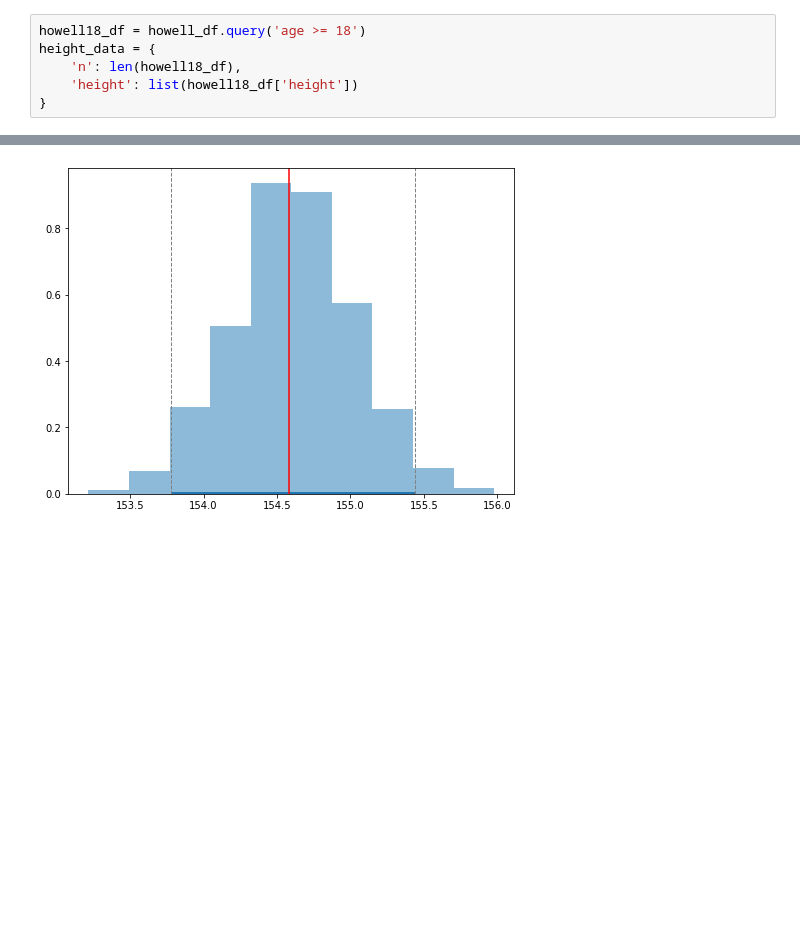
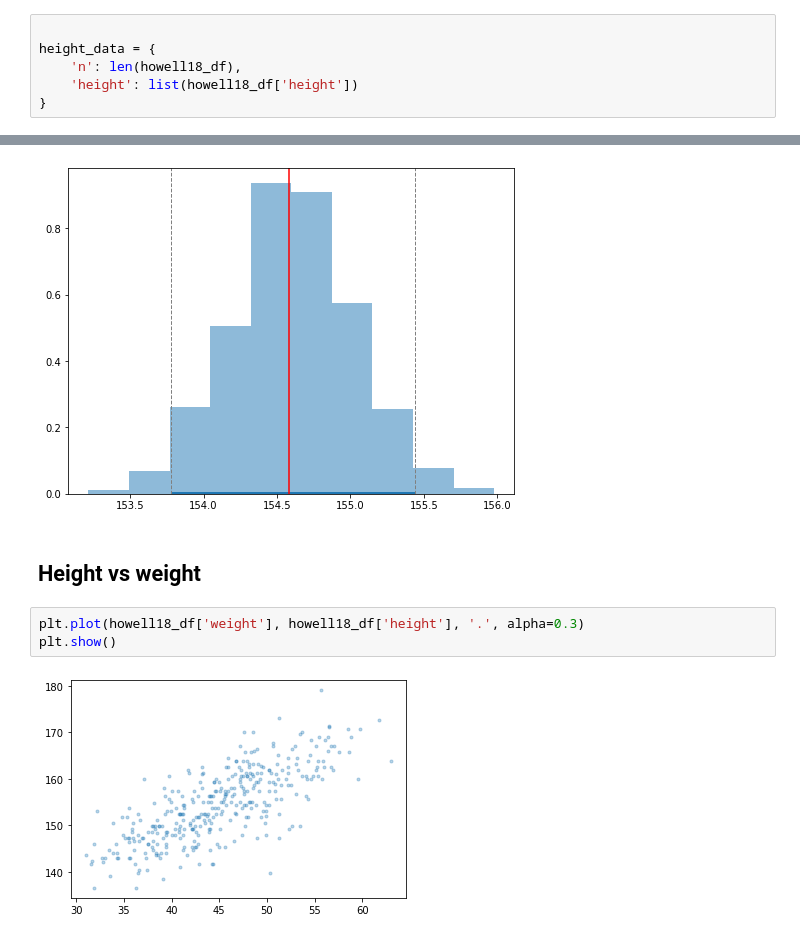
Before and after one commit to sbartek/bayesian-abtesting, a Jupyter notebook: notebooks/020-howell-pystan.ipynb, the cells around one changed output, grey strips where cells are left out. Saved outputs shown, nothing was run; the diff lists cells and outputs as text; blank space fills up the shorter version.

```diff
--- a/notebooks/020-howell-pystan.ipynb
+++ b/notebooks/020-howell-pystan.ipynb
@@ -38,5 +59,5 @@ howell_df.head()
 # %%
-howell18_df = howell_df.query('age >= 18')
+
 height_data = {
     'n': len(howell18_df),
     'height': list(howell18_df['height'])
@@ -115,3 +137,10 @@ for xm in modes_mu:
 plt.show()
 # %% [output]
 [figure]
+# %% [markdown]
+## Height vs weight
+# %%
+plt.plot(howell18_df['weight'], howell18_df['height'], '.', alpha=0.3)
+plt.show()
+# %% [output]
+[figure, added]
```
Also changed, not shown: parts of 18 cells of this notebook.
